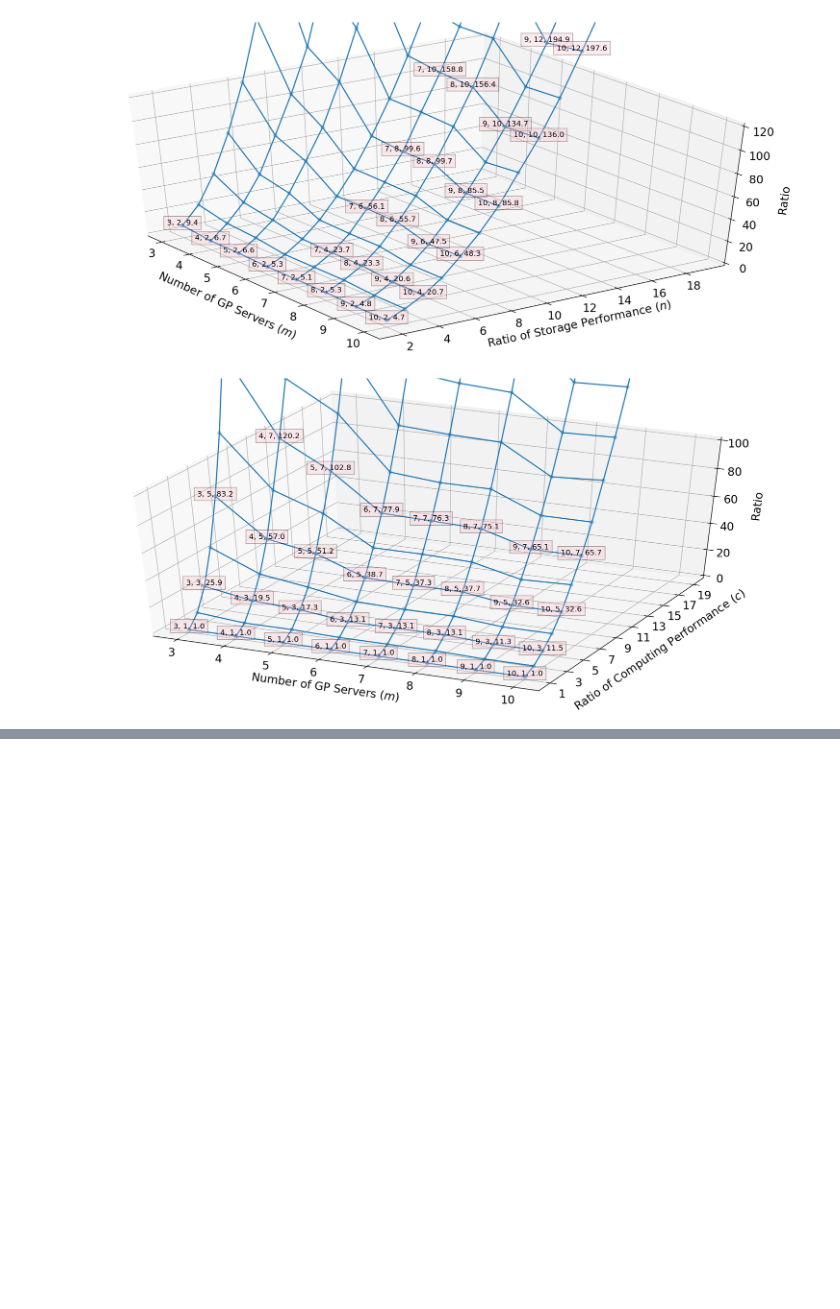
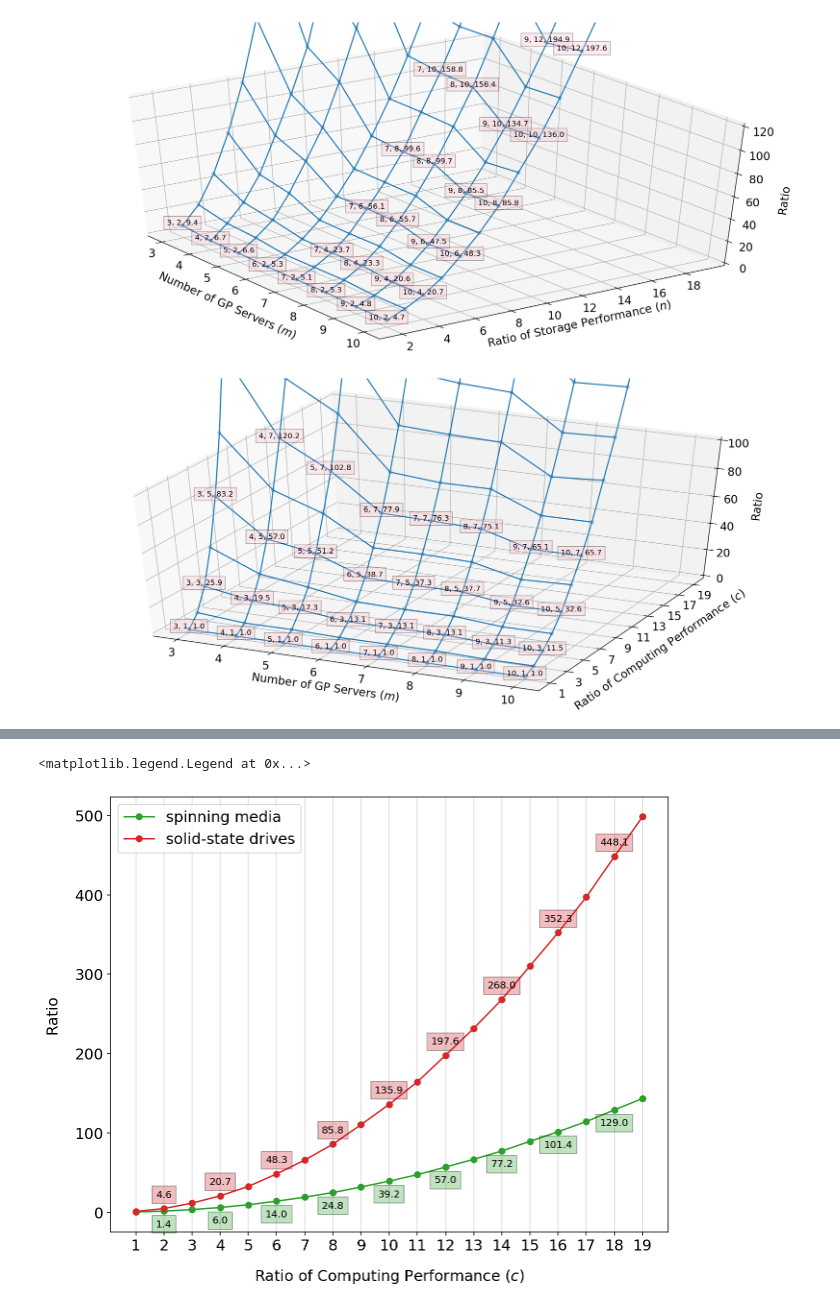
Before and after one commit to ljishen/my-notebooks, a Jupyter notebook: possibility_of_data_loss.ipynb, the cells around one changed output, grey strips where cells are left out. Cells and saved outputs as stored; diff of their text form; code cells hidden in the pictures; blank space fills up the shorter version.

```diff
--- a/possibility_of_data_loss.ipynb
+++ b/possibility_of_data_loss.ipynb
@@ -253,0 +286,33 @@ plot_m_vs_c(f, [0, 100])
+# %%
+fig, ax = plt.subplots(figsize=(10, 8))
+
+num_servers = 10
+n = 12
+cr = np.arange(1, 20)
+
+def plot_c_vs_ratio(f, color, label, txt_offset):
+    rr = np.empty(len(cr), dtype=float)
+    for i in range(len(cr)):
+        rr[i] = ratio(num_servers, cr[i], n, f)
+
+    ax.plot(cr, rr, '-o', color=color, label=label)
+
+    for i in range(len(cr) // 2):
+        cur_i = i * 2 + 1
+        ax.text(cr[cur_i], rr[cur_i] + txt_offset, '%.1f' % rr[cur_i], ha='center',
+                size=10, bbox=dict(facecolor=color, alpha=0.3))
+
+
+plot_c_vs_ratio(hdd_f, 'C2', 'spinning media', -20)
+plot_c_vs_ratio(ssd_f, 'C3', 'solid-state drives', 14)
+
+ax.set_xticks(cr)
+ax.xaxis.grid(alpha=0.5)
+
+ax.set_xlabel(r'Ratio of Computing Performance ($ c $)', labelpad=labelpad * 1.5)
+ax.set_ylabel(r"Ratio", labelpad=labelpad * 1.5)
+
+ax.legend()
+# %% [output]
+<matplotlib.legend.Legend at 0x...>
+[figure, added]
```
Also changed, not shown: parts of 6 cells of this notebook.
